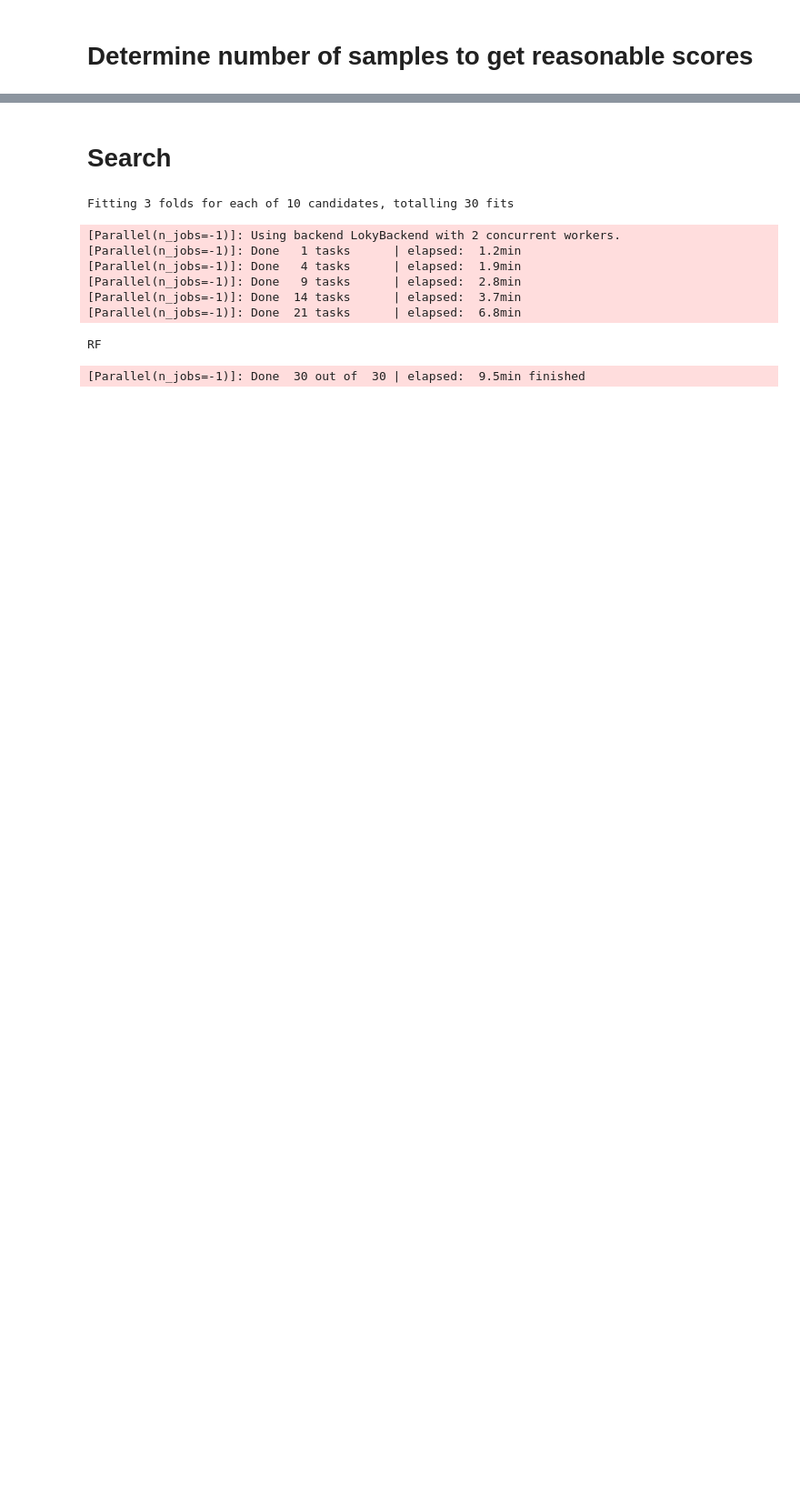
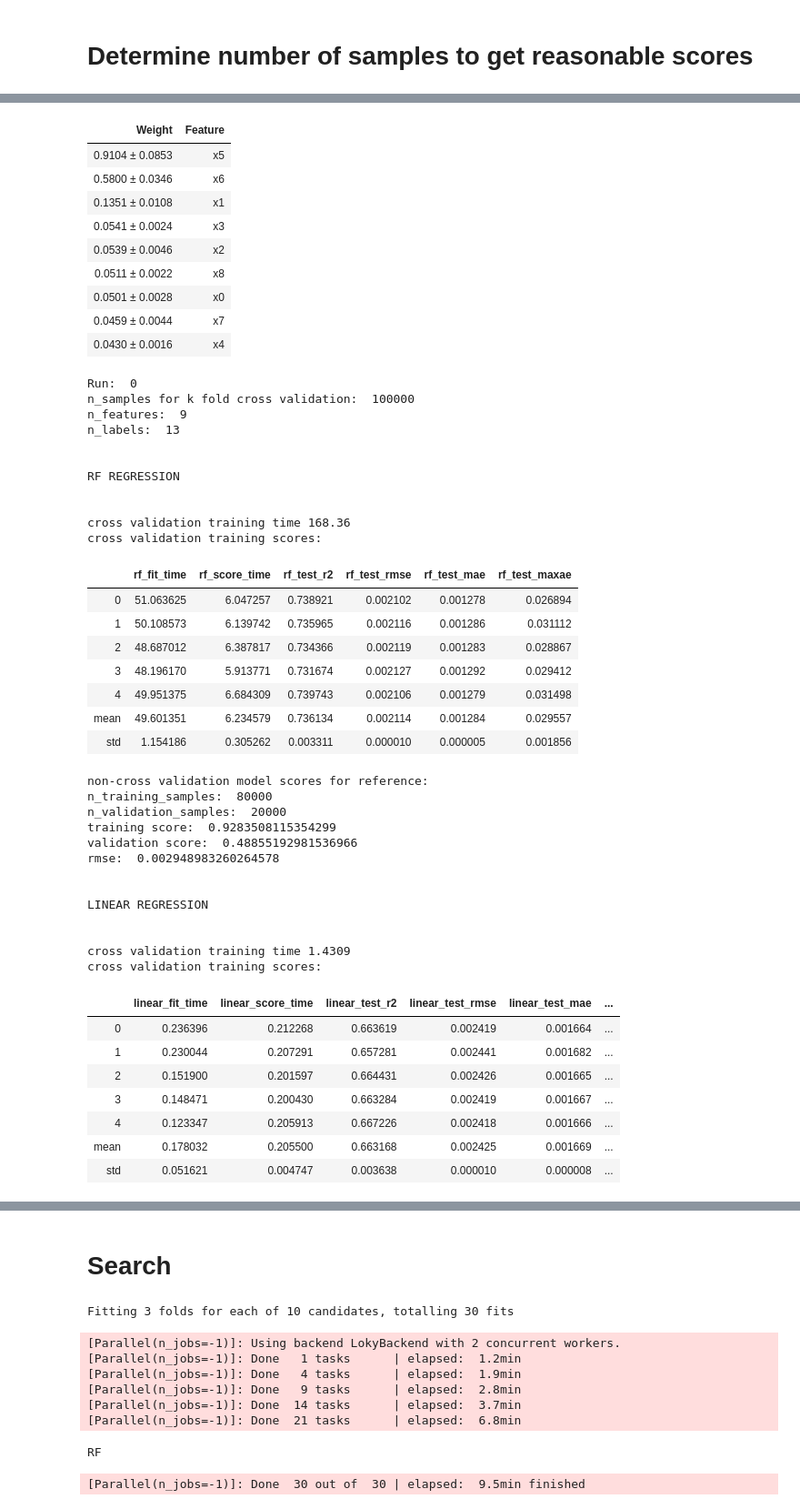
Before and after one commit to mbardwell/masters-simapprox, a Jupyter notebook: smart-sim/simhandler/ieee-13_approximating-with-RF_gaussiansamples.ipynb, the cells around one changed output, grey strips where cells are left out. Shown at 91% size. Drawn from its saved outputs; the diff is of its cells as text; code cells hidden in the pictures; blank space fills up the shorter version.

```diff
--- a/smart-sim/simhandler/ieee-13_approximating-with-RF_gaussiansamples.ipynb
+++ b/smart-sim/simhandler/ieee-13_approximating-with-RF_gaussiansamples.ipynb
@@ -571,0 +882,72 @@ cross validation training scores:
+# %%
+# test dimensionality reduction
+
+# first determine how many features to drop
+import eli5
+X_train, y_train, X_test, y_test, _, _ = set_data_size(features, labels, 1000, 800)
+regression_model = RandomForestRegressor(n_estimators=100, max_depth=None)
+regression_model.fit(X_train, y_train)
+perm = eli5.sklearn.PermutationImportance(regression_model, random_state=1).fit(X_train, y_train)
+display(eli5.show_weights(perm))
+
+
+# drop features using pca. Centre number of features around perm importance results, which is 3 features
+from sklearn.decomposition import PCA
+
+for n_features in [1,2,3,4,5]:
+    estimators = [("pca", PCA()),
+                  ('regression', regression_model)]
+    preprocessed_model = Pipeline(estimators)
+    preprocessed_model.set_params(pca__n_components=n_features)
+    train_models_on_given_sample_size(preprocessed_model, features, labels, n_samples_array=[100000], prompt=False)
+# %% [output]
+| Weight | Feature |
+| 0.9104 ± 0.0853 | x5 |
+| 0.5800 ± 0.0346 | x6 |
+| 0.1351 ± 0.0108 | x1 |
+| 0.0541 ± 0.0024 | x3 |
+| 0.0539 ± 0.0046 | x2 |
+| 0.0511 ± 0.0022 | x8 |
+| 0.0501 ± 0.0028 | x0 |
+| 0.0459 ± 0.0044 | x7 |
+| 0.0430 ± 0.0016 | x4 |
+Run:  0
+n_samples for k fold cross validation:  100000
+n_features:  9
+n_labels:  13
+
+
+RF REGRESSION
+
+
+cross validation training time 168.36
+cross validation training scores:
+|  | rf_fit_time | rf_score_time | rf_test_r2 | rf_test_rmse | rf_test_mae | rf_test_maxae |
+| 0 | 51.063625 | 6.047257 | 0.738921 | 0.002102 | 0.001278 | 0.026894 |
+| 1 | 50.108573 | 6.139742 | 0.735965 | 0.002116 | 0.001286 | 0.031112 |
+| 2 | 48.687012 | 6.387817 | 0.734366 | 0.002119 | 0.001283 | 0.028867 |
+| 3 | 48.196170 | 5.913771 | 0.731674 | 0.002127 | 0.001292 | 0.029412 |
+| 4 | 49.951375 | 6.684309 | 0.739743 | 0.002106 | 0.001279 | 0.031498 |
+| mean | 49.601351 | 6.234579 | 0.736134 | 0.002114 | 0.001284 | 0.029557 |
+| std | 1.154186 | 0.305262 | 0.003311 | 0.000010 | 0.000005 | 0.001856 |
+non-cross validation model scores for reference:
+n_training_samples:  80000
+n_validation_samples:  20000
+training score:  0.9283508115354299
+validation score:  0.48855192981536966
+rmse:  0.002948983260264578
+
+
+LINEAR REGRESSION
+
+
+cross validation training time 1.4309
+cross validation training scores:
+|  | linear_fit_time | linear_score_time | linear_test_r2 | linear_test_rmse | linear_test_mae | ... |
+| 0 | 0.236396 | 0.212268 | 0.663619 | 0.002419 | 0.001664 | ... |
+| 1 | 0.230044 | 0.207291 | 0.657281 | 0.002441 | 0.001682 | ... |
+| 2 | 0.151900 | 0.201597 | 0.664431 | 0.002426 | 0.001665 | ... |
+| 3 | 0.148471 | 0.200430 | 0.663284 | 0.002419 | 0.001667 | ... |
+| 4 | 0.123347 | 0.205913 | 0.667226 | 0.002418 | 0.001666 | ... |
+| mean | 0.178032 | 0.205500 | 0.663168 | 0.002425 | 0.001669 | ... |
+| std | 0.051621 | 0.004747 | 0.003638 | 0.000010 | 0.000008 | ... |
```
Also changed, not shown: parts of 11 cells of this notebook, 13 other files.
